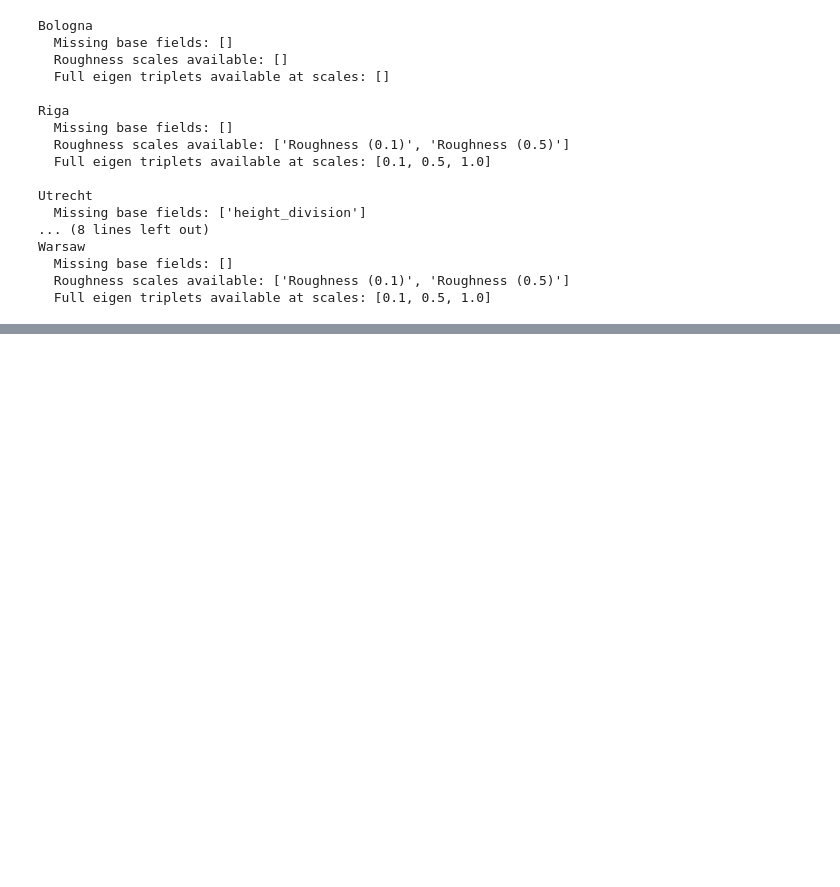
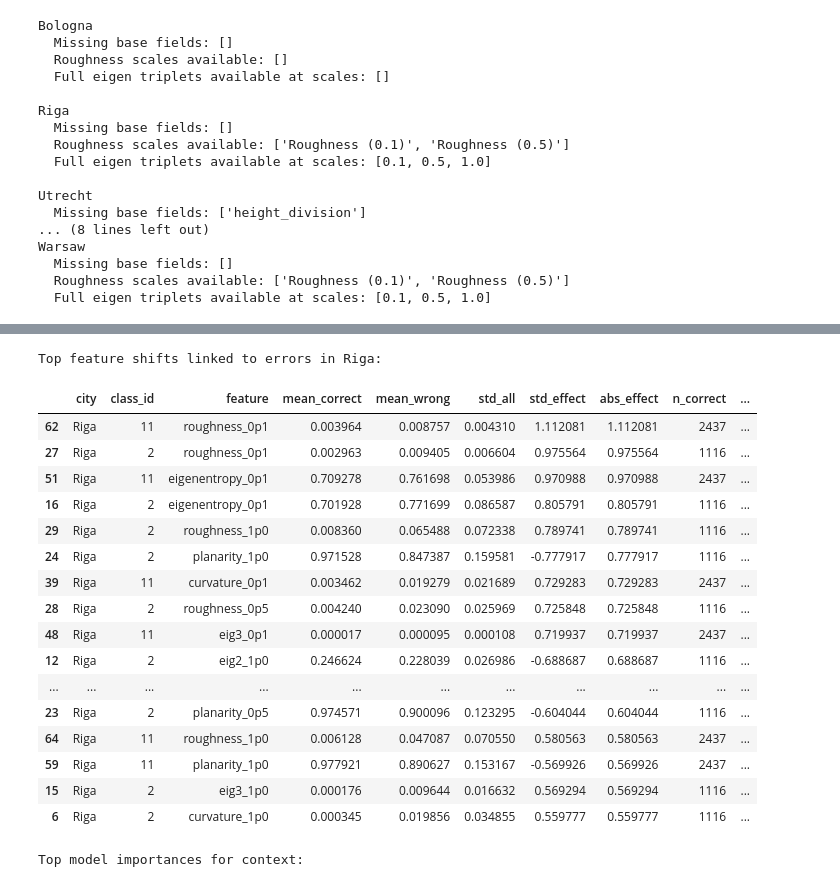
Before and after one commit to jammy-data/lidar_sidewalks, a Jupyter notebook: Notebooks/4_carriageway_focus.ipynb, the cells around one changed output, grey strips where cells are left out. Saved outputs shown, nothing was run; the diff lists cells and outputs as text; code cells hidden in the pictures; blank space fills up the shorter version.

```diff
--- a/Notebooks/4_carriageway_focus.ipynb
+++ b/Notebooks/4_carriageway_focus.ipynb
@@ -487,0 +858,75 @@ display(ablation_summary)
+# %%
+# Deep-dive on one hard city: compare feature signatures for correct vs incorrect predictions
+TARGET_CITY = 'Riga'  # change if needed
+FOCUS_CLASSES = [2, 11]  # sidewalk and street
+
+if 'city_predictions' not in globals() or TARGET_CITY not in city_predictions:
+    raise RuntimeError("Run the diagnostics cell above first.")
+
+pred_pack = city_predictions[TARGET_CITY]
+X_test = pred_pack['X_test'].copy()
+y_true = pred_pack['y_test'].to_numpy()
+y_pred = pred_pack['y_pred']
+
+diag = X_test.copy()
+diag['y_true'] = y_true
+diag['y_pred'] = y_pred
+diag['is_correct'] = (y_true == y_pred)
+
+rows = []
+for cls in FOCUS_CLASSES:
+    cls_df = diag[diag['y_true'] == cls]
+    if cls_df.empty:
+        continue
+    correct = cls_df[cls_df['is_correct']]
+    wrong = cls_df[~cls_df['is_correct']]
+    if wrong.empty or correct.empty:
+        continue
+
+    for feat in model_feature_cols:
+        m_correct = float(correct[feat].mean())
+        m_wrong = float(wrong[feat].mean())
+        s = float(cls_df[feat].std())
+        effect = (m_wrong - m_correct) / (s + 1e-9)
+        rows.append({
+            'city': TARGET_CITY,
+            'class_id': cls,
+            'feature': feat,
+            'mean_correct': m_correct,
+            'mean_wrong': m_wrong,
+            'std_all': s,
+            'std_effect': effect,
+            'abs_effect': abs(effect),
+            'n_correct': len(correct),
+            'n_wrong': len(wrong),
+        })
+
+err_sig_df = pd.DataFrame(rows)
+if err_sig_df.empty:
+    print('No error-signature rows produced (possibly perfect predictions or empty class).')
+else:
+    print(f'Top feature shifts linked to errors in {TARGET_CITY}:')
+    display(err_sig_df.sort_values('abs_effect', ascending=False).head(25))
+
+    print('\nTop model importances for context:')
+    display(pred_pack['feature_importance'].head(20).to_frame('importance'))
+# %% [output]
+Top feature shifts linked to errors in Riga:
+|  | city | class_id | feature | mean_correct | mean_wrong | std_all | std_effect | abs_effect | n_correct | ... |
+| 62 | Riga | 11 | roughness_0p1 | 0.003964 | 0.008757 | 0.004310 | 1.112081 | 1.112081 | 2437 | ... |
+| 27 | Riga | 2 | roughness_0p1 | 0.002963 | 0.009405 | 0.006604 | 0.975564 | 0.975564 | 1116 | ... |
+| 51 | Riga | 11 | eigenentropy_0p1 | 0.709278 | 0.761698 | 0.053986 | 0.970988 | 0.970988 | 2437 | ... |
+| 16 | Riga | 2 | eigenentropy_0p1 | 0.701928 | 0.771699 | 0.086587 | 0.805791 | 0.805791 | 1116 | ... |
+| 29 | Riga | 2 | roughness_1p0 | 0.008360 | 0.065488 | 0.072338 | 0.789741 | 0.789741 | 1116 | ... |
+| 24 | Riga | 2 | planarity_1p0 | 0.971528 | 0.847387 | 0.159581 | -0.777917 | 0.777917 | 1116 | ... |
+| 39 | Riga | 11 | curvature_0p1 | 0.003462 | 0.019279 | 0.021689 | 0.729283 | 0.729283 | 2437 | ... |
+| 28 | Riga | 2 | roughness_0p5 | 0.004240 | 0.023090 | 0.025969 | 0.725848 | 0.725848 | 1116 | ... |
+| 48 | Riga | 11 | eig3_0p1 | 0.000017 | 0.000095 | 0.000108 | 0.719937 | 0.719937 | 2437 | ... |
+| 12 | Riga | 2 | eig2_1p0 | 0.246624 | 0.228039 | 0.026986 | -0.688687 | 0.688687 | 1116 | ... |
+| ... | ... | ... | ... | ... | ... | ... | ... | ... | ... | ... |
+| 23 | Riga | 2 | planarity_0p5 | 0.974571 | 0.900096 | 0.123295 | -0.604044 | 0.604044 | 1116 | ... |
+| 64 | Riga | 11 | roughness_1p0 | 0.006128 | 0.047087 | 0.070550 | 0.580563 | 0.580563 | 2437 | ... |
+| 59 | Riga | 11 | planarity_1p0 | 0.977921 | 0.890627 | 0.153167 | -0.569926 | 0.569926 | 2437 | ... |
+| 15 | Riga | 2 | eig3_1p0 | 0.000176 | 0.009644 | 0.016632 | 0.569294 | 0.569294 | 1116 | ... |
+| 6 | Riga | 2 | curvature_1p0 | 0.000345 | 0.019856 | 0.034855 | 0.559777 | 0.559777 | 1116 | ... |
+Top model importances for context:
```
Also changed, not shown: parts of 20 cells of this notebook, 11 other files.
